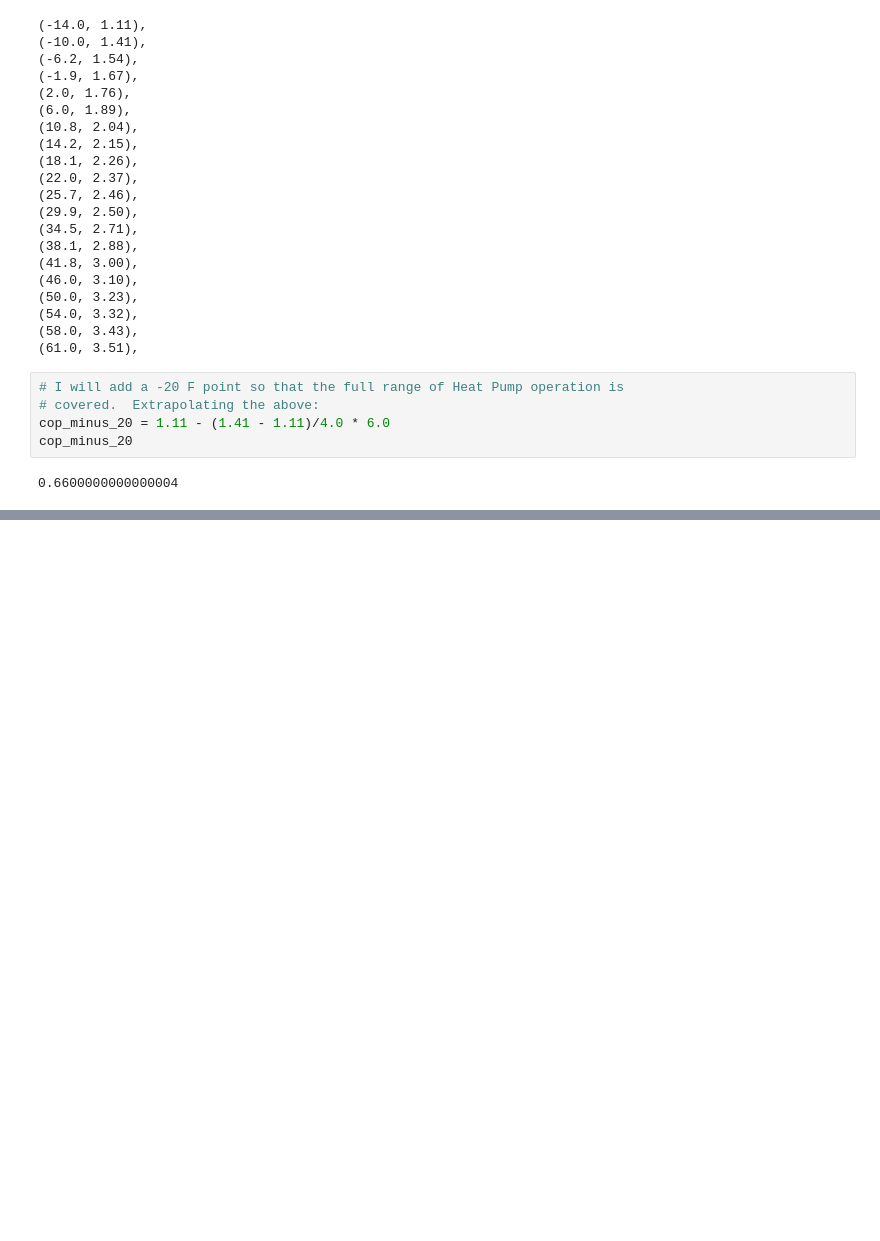
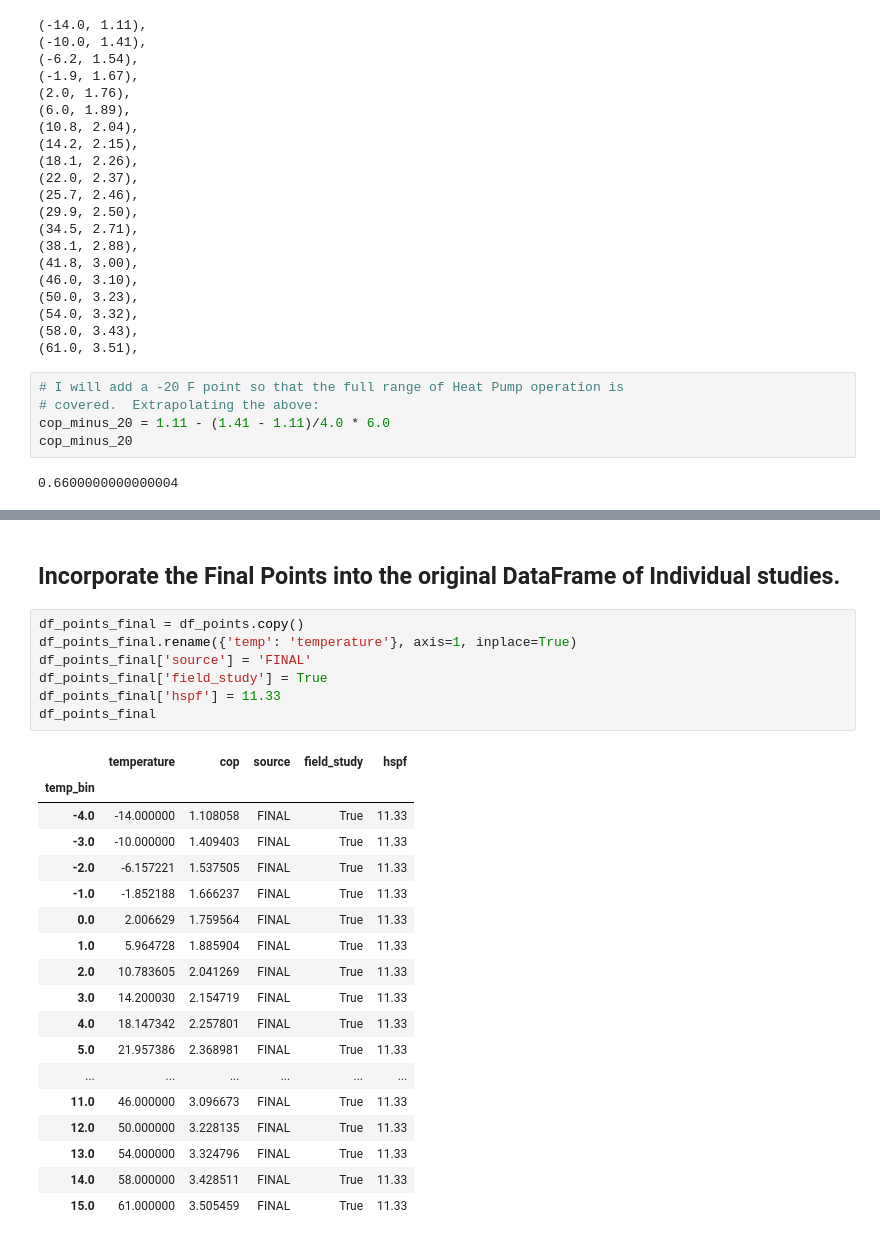
Before and after one commit to alanmitchell/heat-pump-study, a Jupyter notebook: general/cop_vs_temp.ipynb, the cells around one changed output, grey strips where cells are left out. Cells and saved outputs as stored; diff of their text form; blank space fills up the shorter version.

```diff
--- a/general/cop_vs_temp.ipynb
+++ b/general/cop_vs_temp.ipynb
@@ -420,0 +442,28 @@ cop_minus_20
+# %% [markdown]
+## Incorporate the Final Points into the original DataFrame of Individual studies.
+# %%
+df_points_final = df_points.copy()
+df_points_final.rename({'temp': 'temperature'}, axis=1, inplace=True)
+df_points_final['source'] = 'FINAL'
+df_points_final['field_study'] = True
+df_points_final['hspf'] = 11.33
+df_points_final
+# %% [output]
+|  | temperature | cop | source | field_study | hspf |
+| temp_bin |  |  |  |  |  |
+| -4.0 | -14.000000 | 1.108058 | FINAL | True | 11.33 |
+| -3.0 | -10.000000 | 1.409403 | FINAL | True | 11.33 |
+| -2.0 | -6.157221 | 1.537505 | FINAL | True | 11.33 |
+| -1.0 | -1.852188 | 1.666237 | FINAL | True | 11.33 |
+| 0.0 | 2.006629 | 1.759564 | FINAL | True | 11.33 |
+| 1.0 | 5.964728 | 1.885904 | FINAL | True | 11.33 |
+| 2.0 | 10.783605 | 2.041269 | FINAL | True | 11.33 |
+| 3.0 | 14.200030 | 2.154719 | FINAL | True | 11.33 |
+| 4.0 | 18.147342 | 2.257801 | FINAL | True | 11.33 |
+| 5.0 | 21.957386 | 2.368981 | FINAL | True | 11.33 |
+| ... | ... | ... | ... | ... | ... |
+| 11.0 | 46.000000 | 3.096673 | FINAL | True | 11.33 |
+| 12.0 | 50.000000 | 3.228135 | FINAL | True | 11.33 |
+| 13.0 | 54.000000 | 3.324796 | FINAL | True | 11.33 |
+| 14.0 | 58.000000 | 3.428511 | FINAL | True | 11.33 |
+| 15.0 | 61.000000 | 3.505459 | FINAL | True | 11.33 |
```
Also changed, not shown: parts of 5 cells of this notebook.
